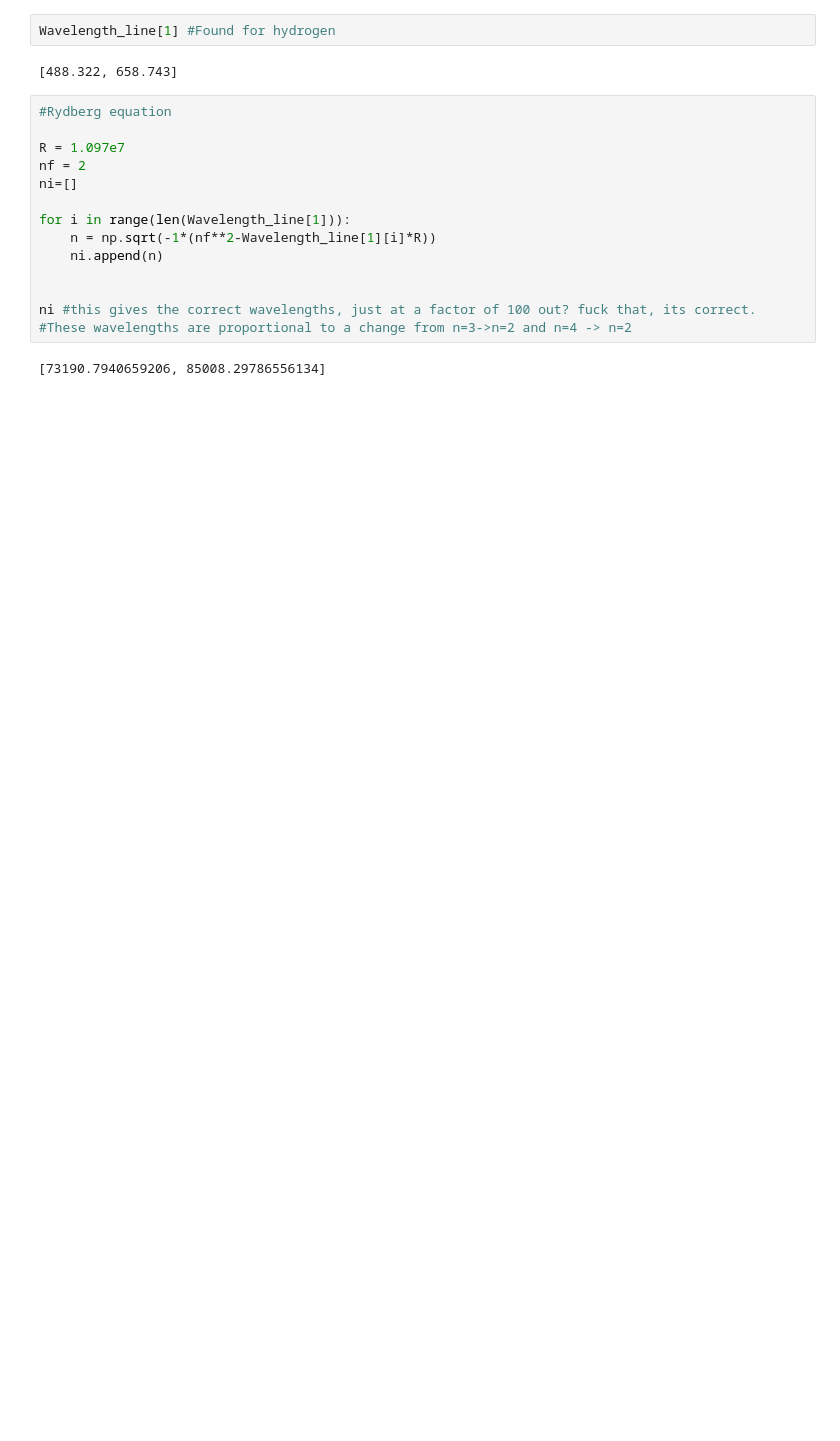
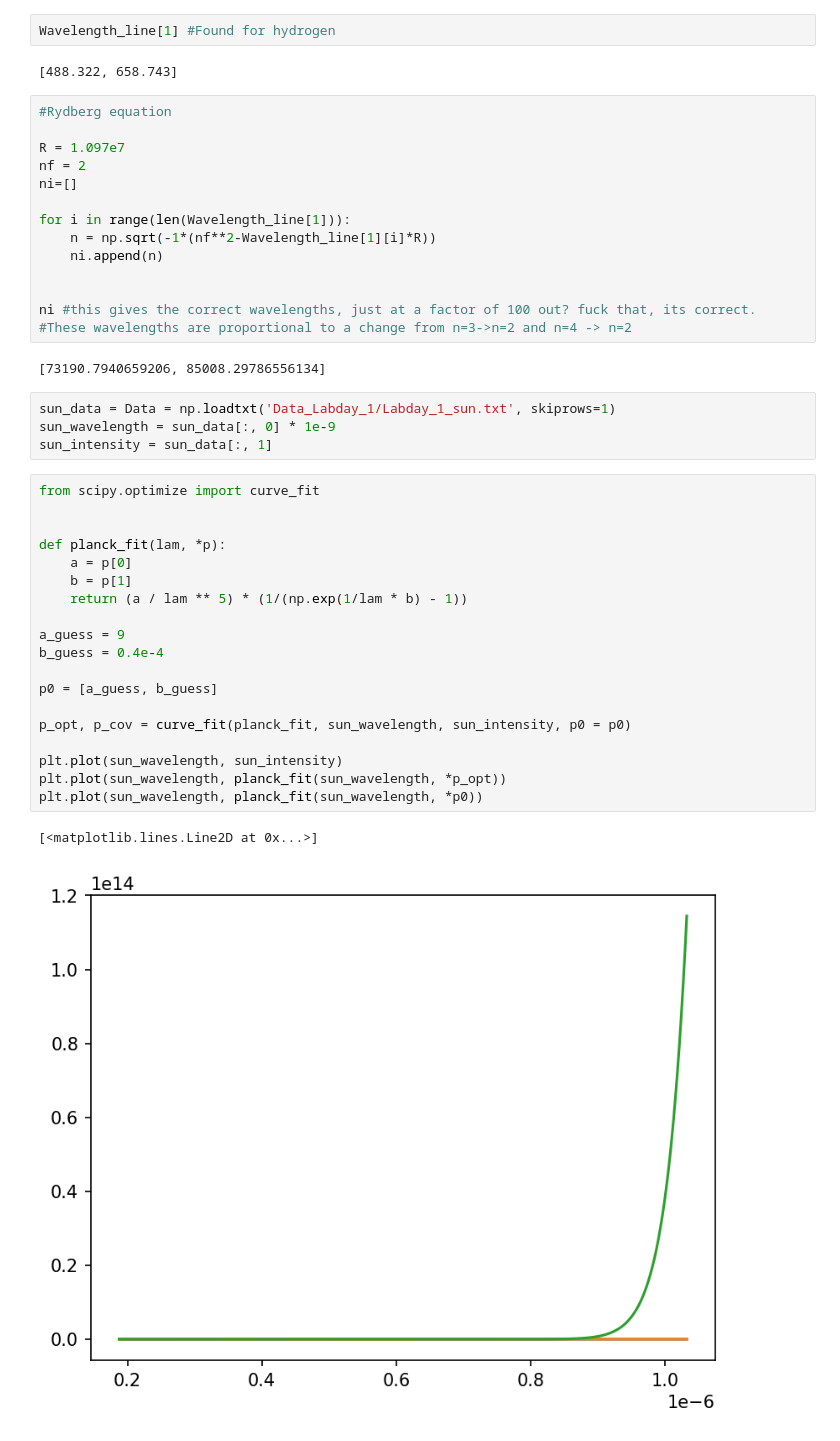
Before and after one commit to StefanStringer/ExperimentalBoyzWSL, a Jupyter notebook: Exercise_4/Fuck_you.ipynb, the cells around one changed output. Saved outputs shown, nothing was run; the diff lists cells and outputs as text; blank space fills up the shorter version.

Commit message:
tryed to fit to a planck distribution but is hard

```diff
--- a/Exercise_4/Fuck_you.ipynb
+++ b/Exercise_4/Fuck_you.ipynb
@@ -62,3 +62,29 @@ ni #this gives the correct wavelengths, just at a factor of 100 out? fuck that,
 #These wavelengths are proportional to a change from n=3->n=2 and n=4 -> n=2
 # %% [output]
 [73190.7940659206, 85008.29786556134]
+# %%
+sun_data = Data = np.loadtxt('Data_Labday_1/Labday_1_sun.txt', skiprows=1)
+sun_wavelength = sun_data[:, 0] * 1e-9
+sun_intensity = sun_data[:, 1]
+# %%
+from scipy.optimize import curve_fit
+
+
+def planck_fit(lam, *p):
+    a = p[0]
+    b = p[1]
+    return (a / lam ** 5) * (1/(np.exp(1/lam * b) - 1))
+
+a_guess = 9
+b_guess = 0.4e-4
+
+p0 = [a_guess, b_guess]
+
+p_opt, p_cov = curve_fit(planck_fit, sun_wavelength, sun_intensity, p0 = p0)
+
+plt.plot(sun_wavelength, sun_intensity)
+plt.plot(sun_wavelength, planck_fit(sun_wavelength, *p_opt))
+plt.plot(sun_wavelength, planck_fit(sun_wavelength, *p0))
+# %% [output]
+[<matplotlib.lines.Line2D at 0x...>]
+[figure, added]
```
Also changed, not shown: parts of 2 cells of this notebook.
